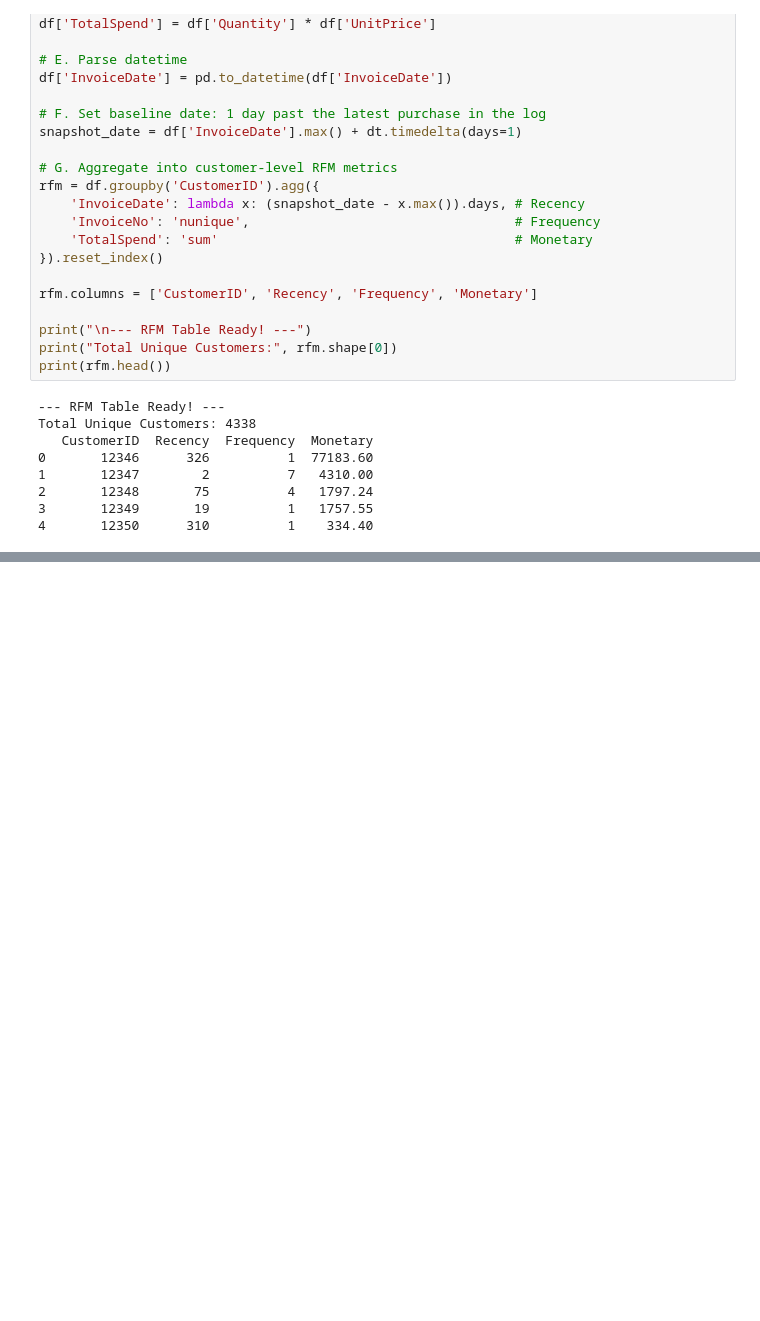
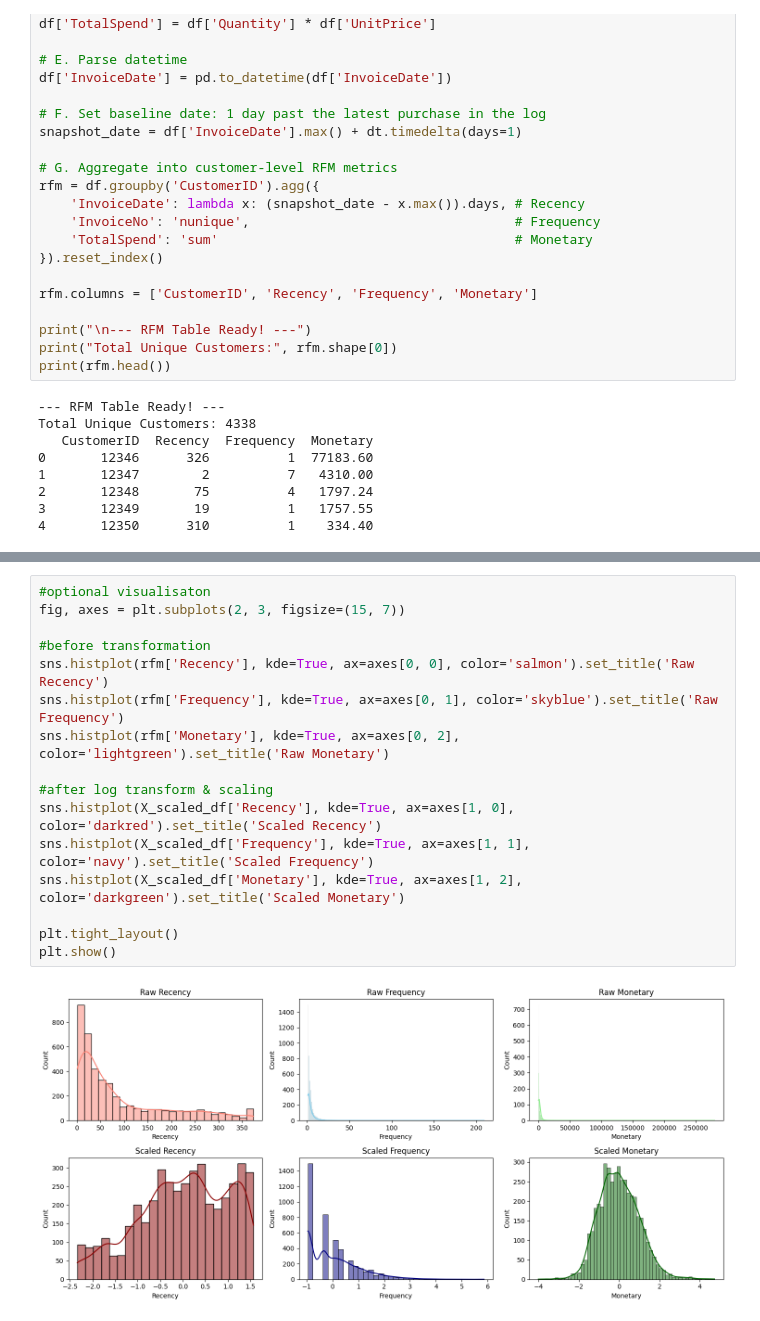
Before and after one commit to too-baa/e-commerce-customer-segmentation, a Jupyter notebook: CaseStudy4.ipynb, the cells around one changed output, grey strips where cells are left out. Cells and saved outputs as stored; diff of their text form; blank space fills up the shorter version.

```diff
--- a/CaseStudy4.ipynb
+++ b/CaseStudy4.ipynb
@@ -79,0 +129,18 @@ Total Unique Customers: 4338
+# %%
+#optional visualisaton
+fig, axes = plt.subplots(2, 3, figsize=(15, 7))
+
+#before transformation
+sns.histplot(rfm['Recency'], kde=True, ax=axes[0, 0], color='salmon').set_title('Raw Recency')
+sns.histplot(rfm['Frequency'], kde=True, ax=axes[0, 1], color='skyblue').set_title('Raw Frequency')
+sns.histplot(rfm['Monetary'], kde=True, ax=axes[0, 2], color='lightgreen').set_title('Raw Monetary')
+
+#after log transform & scaling
+sns.histplot(X_scaled_df['Recency'], kde=True, ax=axes[1, 0], color='darkred').set_title('Scaled Recency')
+sns.histplot(X_scaled_df['Frequency'], kde=True, ax=axes[1, 1], color='navy').set_title('Scaled Frequency')
+sns.histplot(X_scaled_df['Monetary'], kde=True, ax=axes[1, 2], color='darkgreen').set_title('Scaled Monetary')
+
+plt.tight_layout()
+plt.show()
+# %% [output]
+[figure, added]
```
Also changed, not shown: parts of 10 cells of this notebook.
